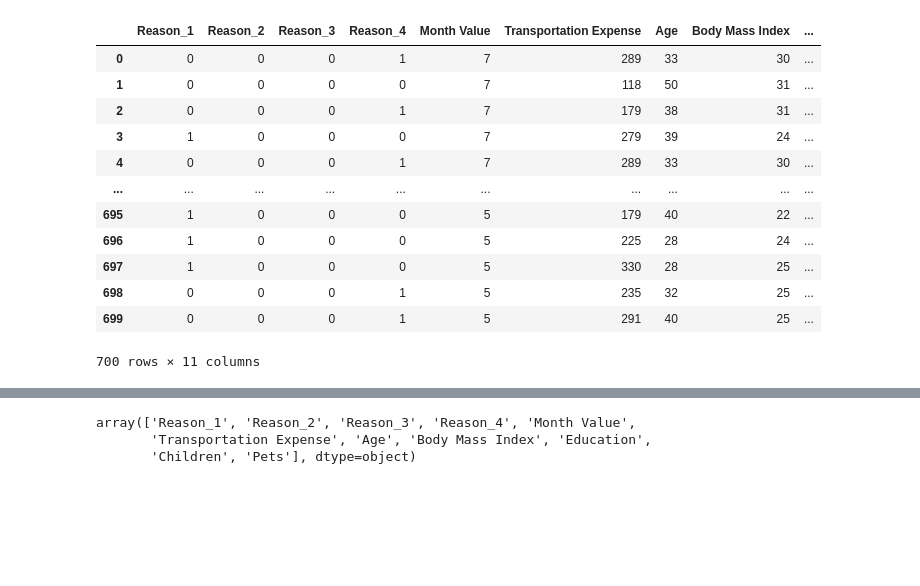
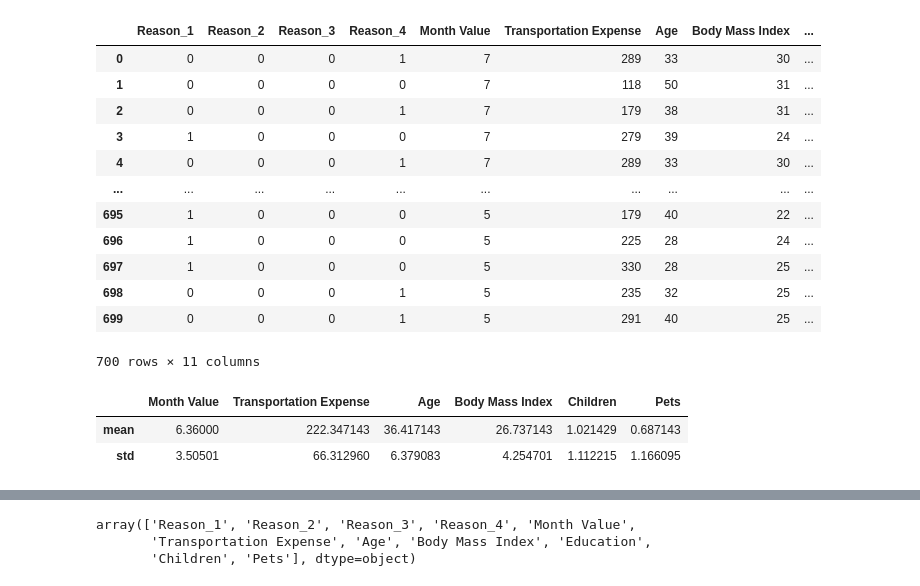
Before and after one commit to luisantoniococa/Absenteeism_ML_Analysis, a Jupyter notebook: Project Work/Machine Learning Logistic Regression.ipynb, the cells around one changed output, grey strips where cells are left out. Drawn from its saved outputs; the diff is of its cells as text; code cells hidden in the pictures; blank space fills up the shorter version.

```diff
--- a/Project Work/Machine Learning Logistic Regression.ipynb
+++ b/Project Work/Machine Learning Logistic Regression.ipynb
@@ -95,0 +105,13 @@ unscaled_inputs = data_with_targets.iloc[:,:-1]
+# %%
+aggregated = unscaled_inputs[['Month Value',
+ 'Transportation Expense',
+ 'Age',
+ 'Body Mass Index',
+ 'Children',
+ 'Pets']]
+# %%
+aggregated.agg(["mean", "std"])
+# %% [output]
+|  | Month Value | Transportation Expense | Age | Body Mass Index | Children | Pets |
+| mean | 6.36000 | 222.347143 | 36.417143 | 26.737143 | 1.021429 | 0.687143 |
+| std | 3.50501 | 66.312960 | 6.379083 | 4.254701 | 1.112215 | 1.166095 |
```
Also changed, not shown: parts of 3 cells of this notebook, 22 other files.
